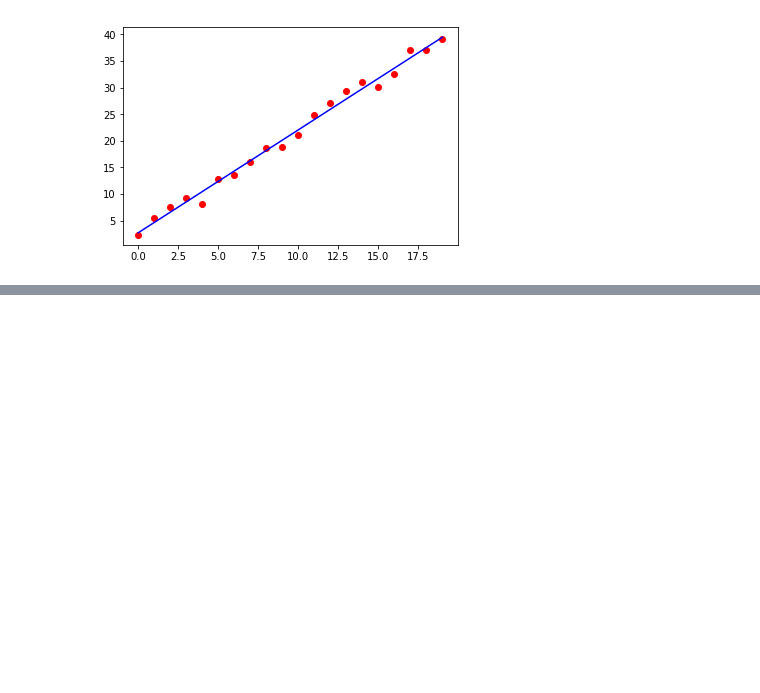
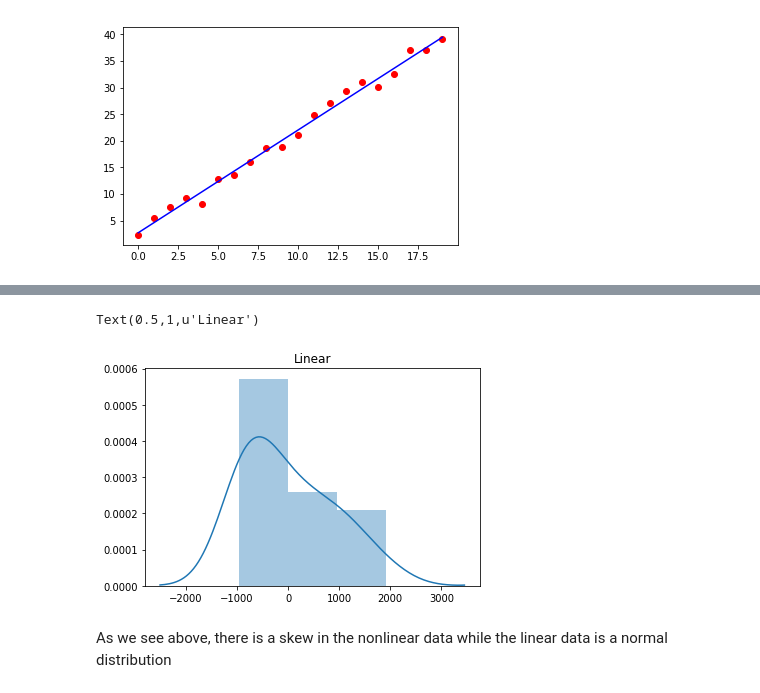
Before and after one commit to tanuj5480/100-Days-of-Data-Science, a Jupyter notebook: Code/Linear Regression - Assumptions Validation.ipynb, the cells around one changed output, grey strips where cells are left out. Drawn from its saved outputs; the diff is of its cells as text; code cells hidden in the pictures; blank space fills up the shorter version.

```diff
--- a/Code/Linear Regression - Assumptions Validation.ipynb
+++ b/Code/Linear Regression - Assumptions Validation.ipynb
@@ -48,0 +91,8 @@ plt.plot(x_reshape, linear.predict(x_reshape), color ='blue')
+# %%
+sns.distplot(residual_nonlinear)
+plt.title('Linear')
+# %% [output]
+Text(0.5,1,u'Linear')
+[figure, added]
+# %% [markdown]
+As we see above, there is a skew in the nonlinear data while the linear data is a normal distribution
```
Also changed, not shown: parts of 15 cells of this notebook.
